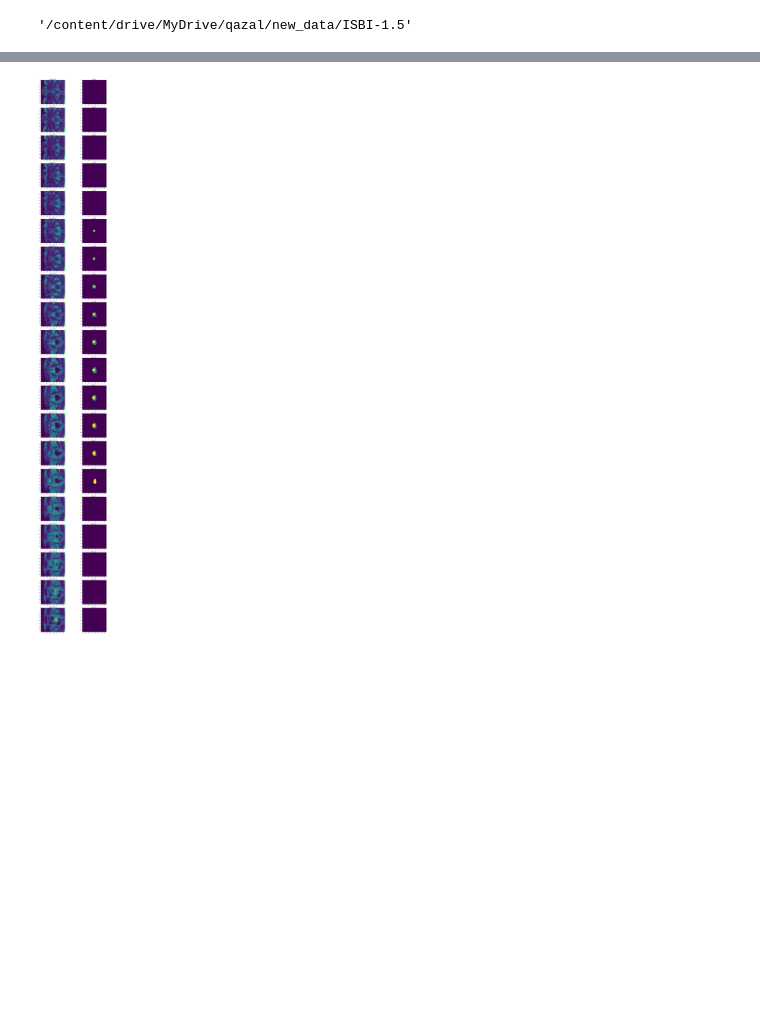
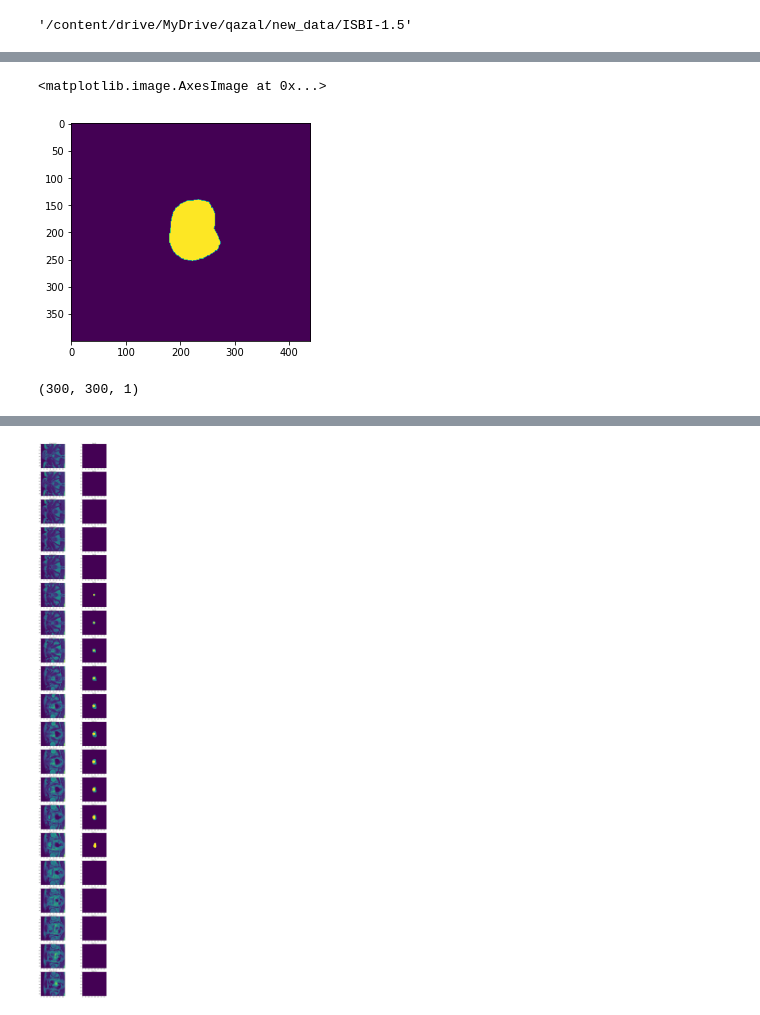
Before and after one commit to qazalmehrban/Medical-Segmentation, a Jupyter notebook: Unet_test.ipynb, the cells around one changed output, grey strips where cells are left out. Drawn from its saved outputs; the diff is of its cells as text; code cells hidden in the pictures; blank space fills up the shorter version.

```diff
--- a/Unet_test.ipynb
+++ b/Unet_test.ipynb
@@ -88,0 +122,9 @@ for i in seg_add:
+# %%
+plt.imshow(res[:,:,0])
+# %% [output]
+<matplotlib.image.AxesImage at 0x...>
+[figure, added]
+# %%
+res.shape
+# %% [output]
+(300, 300, 1)
```
Also changed, not shown: parts of 12 cells of this notebook.
